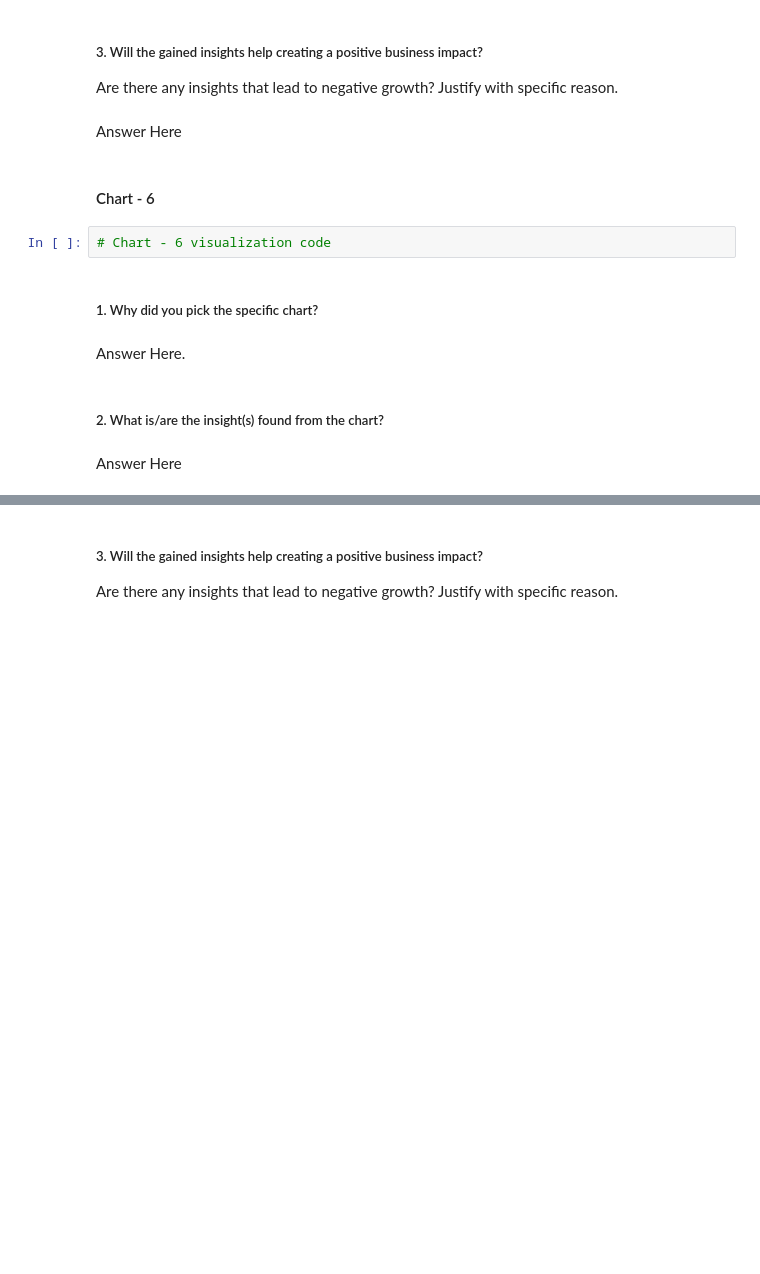
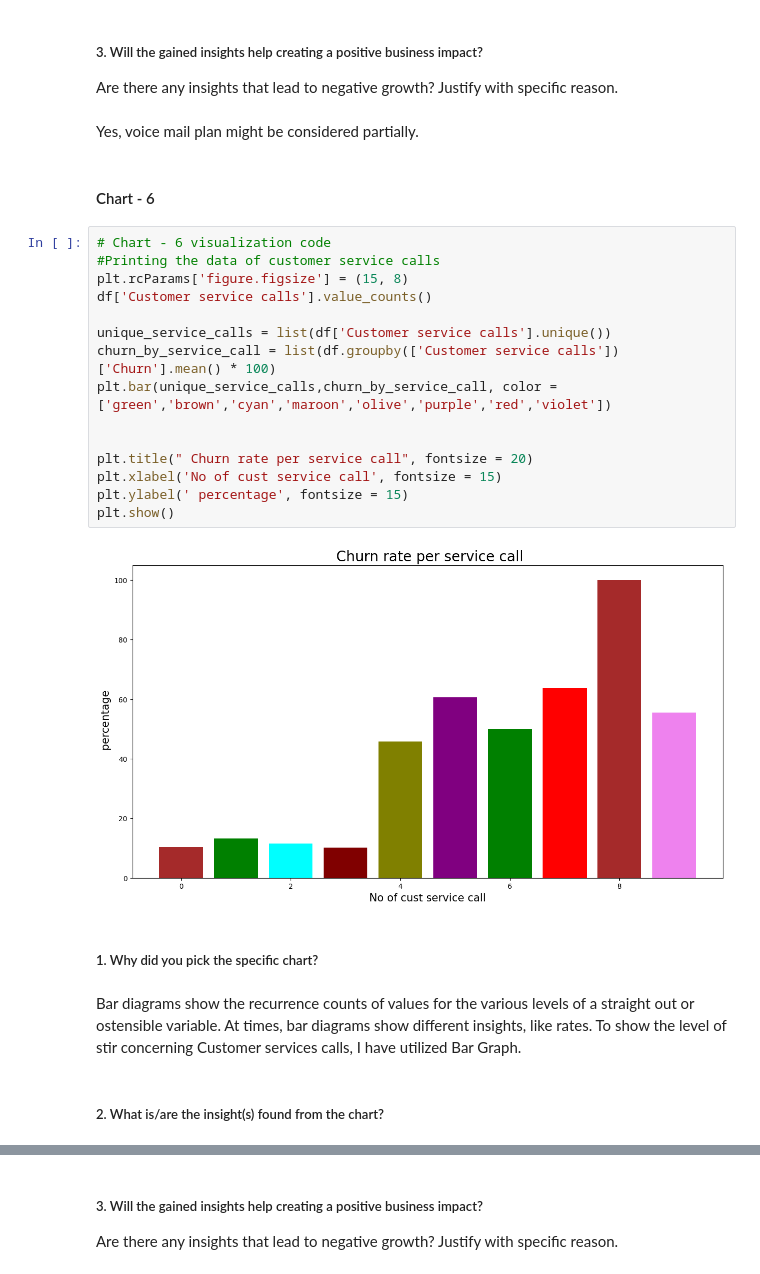
Before and after one commit to debobratopaul/CAPSTONE_PROJECT_TELECOM_CHURN_ANALYSIS, a Jupyter notebook: CAPSTONE_PROJECT_TELECOM_CHURN_ANALYSIS.ipynb, the cells around one changed output, grey strips where cells are left out. Drawn from its saved outputs; the diff is of its cells as text; blank space fills up the shorter version.

```diff
--- a/CAPSTONE_PROJECT_TELECOM_CHURN_ANALYSIS.ipynb
+++ b/CAPSTONE_PROJECT_TELECOM_CHURN_ANALYSIS.ipynb
@@ -587,17 +649,30 @@ Answer Here
 # %% [markdown]
 ##### 3. Will the gained insights help creating a positive business impact?
 Are there any insights that lead to negative growth? Justify with specific reason.
-# %% [markdown]
-Answer Here
+# %% [markdown]
+Yes, voice mail plan might be considered partially.
 # %% [markdown]
 #### Chart - 6
-# %%
-# Chart - 6 visualization code
+# %%
+# Chart - 6 visualization code
+#Printing the data of customer service calls
+plt.rcParams['figure.figsize'] = (15, 8)
+df['Customer service calls'].value_counts()
+
+unique_service_calls = list(df['Customer service calls'].unique())
+churn_by_service_call = list(df.groupby(['Customer service calls'])['Churn'].mean() * 100)
+plt.bar(unique_service_calls,churn_by_service_call, color = ['green','brown','cyan','maroon','olive','purple','red','violet'])
+
+
+plt.title(" Churn rate per service call", fontsize = 20)
+plt.xlabel('No of cust service call', fontsize = 15)
+plt.ylabel(' percentage', fontsize = 15)
+plt.show()
+# %% [output]
+[figure, added]
 # %% [markdown]
 ##### 1. Why did you pick the specific chart?
-# %% [markdown]
-Answer Here.
+# %% [markdown]
+Bar diagrams show the recurrence counts of values for the various levels of a straight out or ostensible variable. At times, bar diagrams show different insights, like rates. To show the level of stir concerning Customer services calls, I have utilized Bar Graph.
 # %% [markdown]
 ##### 2. What is/are the insight(s) found from the chart?
-# %% [markdown]
-Answer Here
```
Also changed, not shown: parts of 17 cells of this notebook.
